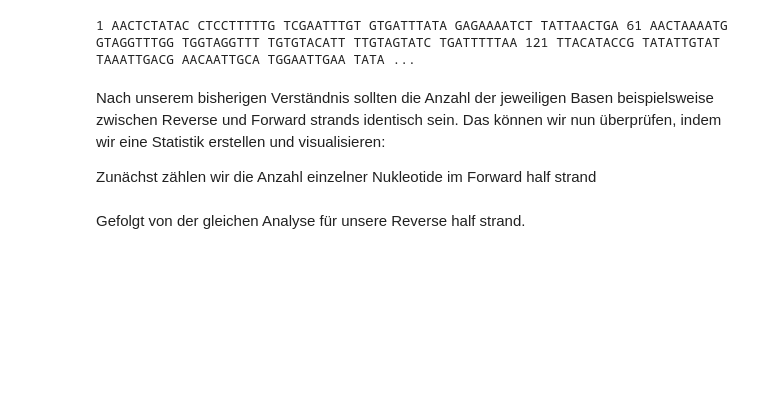
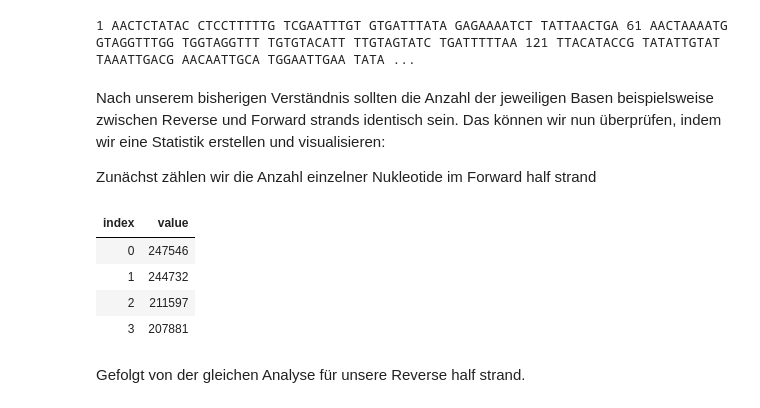
Before and after one commit to CSBiology/BioInfoIntro, a Jupyter notebook: Praktikumstag.ipynb, the cells around one changed output. Drawn from its saved outputs; the diff is of its cells as text; code cells hidden in the pictures; blank space fills up the shorter version.

```diff
--- a/Praktikumstag.ipynb
+++ b/Praktikumstag.ipynb
@@ -151,6 +149,19 @@ let anzahlForward_C =
     tpForward
     |> Seq.filter (fun x -> x = BioFSharp.Nucleotides.C)
     |> Seq.length
+# %%
+[
+    anzahlForward_A
+    anzahlForward_T
+    anzahlForward_G
+    anzahlForward_C
+]
+# %% [output]
+| index | value |
+| 0 | 247546 |
+| 1 | 244732 |
+| 2 | 211597 |
+| 3 | 207881 |
 # %% [markdown]
 Gefolgt von der gleichen Analyse für unsere Reverse half strand.
 # %%
```
Also changed, not shown: parts of 13 cells of this notebook.
